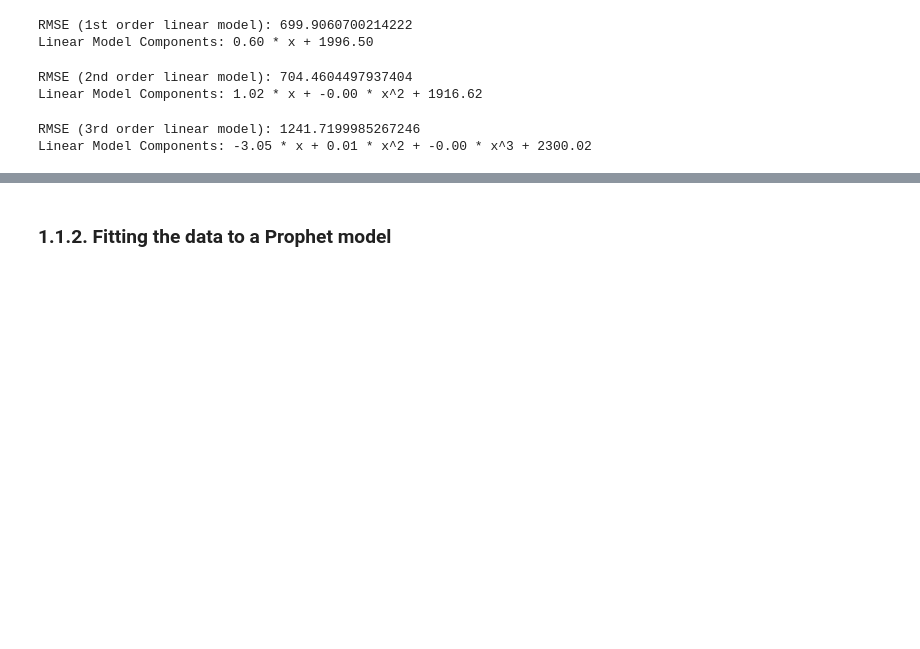
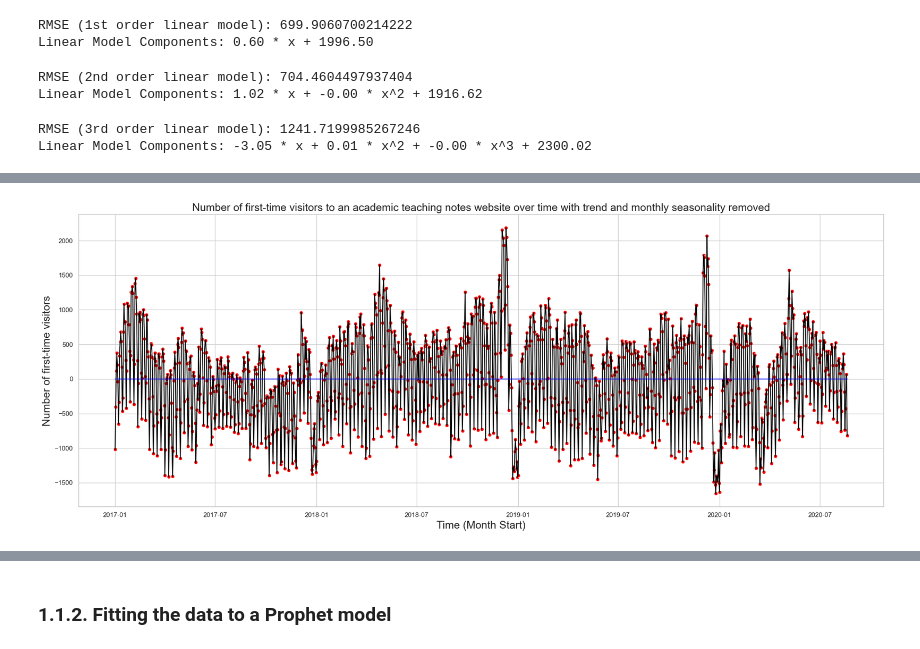
Before and after one commit to FelipeTufaile/time_series_forecasting, a Jupyter notebook: notebooks/prophet.ipynb, the cells around one changed output, grey strips where cells are left out. Saved outputs shown, nothing was run; the diff lists cells and outputs as text; code cells hidden in the pictures; blank space fills up the shorter version.

```diff
--- a/notebooks/prophet.ipynb
+++ b/notebooks/prophet.ipynb
@@ -251,0 +354,47 @@ ttts_df['y_detrended'] = ttts_df['y'] - lr_1o.predict(ttts_df[['x']])
+# %%
+# Adding the monthly seasonality to the training and testing data
+trts_df = trts_df.merge(monthly_seasonality_df[['month', 'month_mu']], on='month', how='left')
+ttts_df = ttts_df.merge(monthly_seasonality_df[['month', 'month_mu']], on='month', how='left')
+
+# Removing the monthly seasonality from the training and testting data
+trts_df['y_detrended_monthly'] = trts_df['y_detrended'] - trts_df['month_mu']
+ttts_df['y_detrended_monthly'] = ttts_df['y_detrended'] - ttts_df['month_mu']
+# %%
+# Set the figure size
+plt.figure(figsize=(20, 8))
+
+###################################################################################
+#plt.subplot(211)
+sns.set(style="whitegrid")
+sns.scatterplot(
+    x=np.concatenate([trts_df.ds.values, ttts_df.ds.values], axis=0),
+    y=np.concatenate([trts_df.y_detrended_monthly.values, ttts_df.y_detrended_monthly.values], axis=0),
+    color="red"
+)
+sns.lineplot(
+    x=np.concatenate([trts_df.ds.values, ttts_df.ds.values], axis=0),
+    y=np.concatenate([trts_df.y_detrended_monthly.values, ttts_df.y_detrended_monthly.values], axis=0),
+    color="black"
+)
+sns.lineplot(
+    x=[trts_df.ds.values[0], ttts_df.ds.values[-1]],
+    y=[0, 0],
+    color="blue"
+)
+plt.xlabel('Time (Month Start)', fontsize=18)
+plt.ylabel('Number of first-time visitors', fontsize=18)
+plt.title('Number of first-time visitors to an academic teaching notes website over time with trend and monthly seasonality removed', fontsize=18)
+
+#plt.xlim([0, 36])
+#plt.xticks(ticks=[0 + i*2 for i in range(19)])
+
+#plt.ylim([0, 1])
+#plt.yticks(ticks=[0 + i*0.05 for i in range(21)], labels=[f"{0 + i*5}%" for i in range(21)])
+
+# Adjust layout
+plt.tight_layout()
+
+# Displaying the plots
+plt.show()
+# %% [output]
+[figure, added]
```
Also changed, not shown: parts of 20 cells of this notebook.
